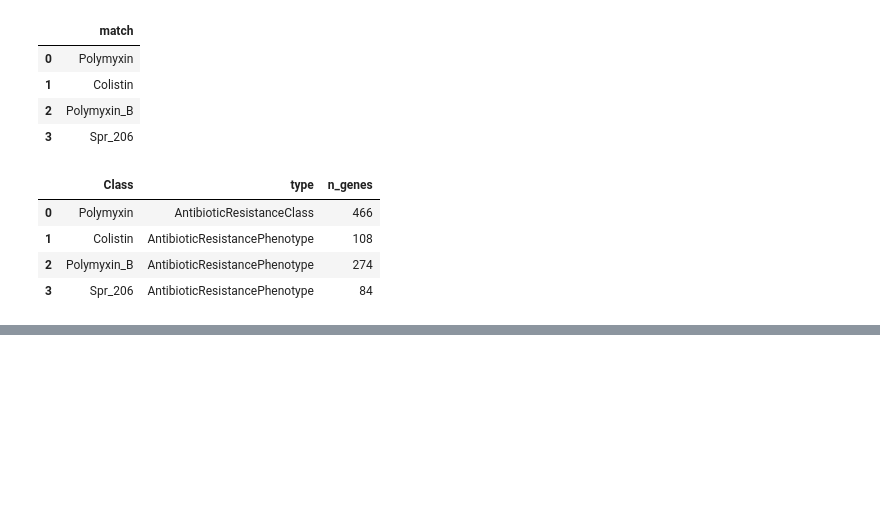
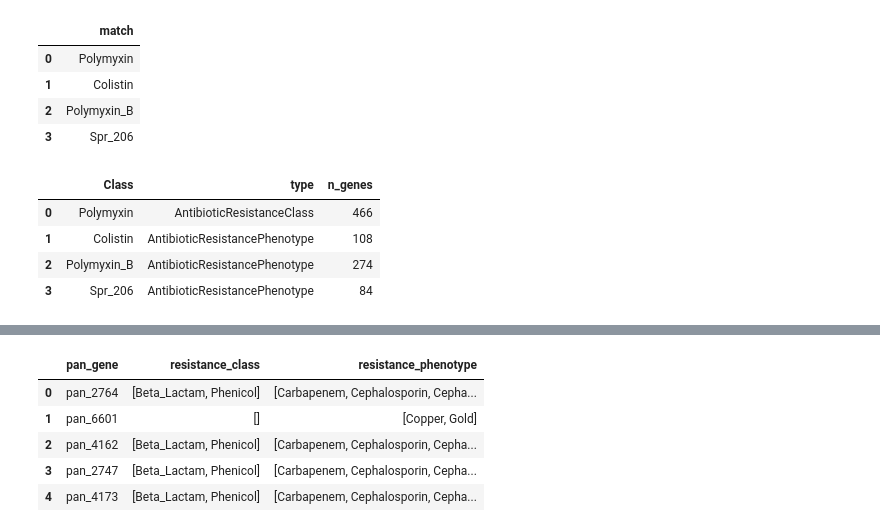
Before and after one commit to genomicepidemiology/PanResOntology, a Jupyter notebook: notebooks/Queries.ipynb, the cells around one changed output, grey strips where cells are left out. Saved outputs shown, nothing was run; the diff lists cells and outputs as text; code cells hidden in the pictures; blank space fills up the shorter version.

```diff
--- a/notebooks/Queries.ipynb
+++ b/notebooks/Queries.ipynb
@@ -106,0 +145,9 @@ summarise_classes(onto, class_name='Polymyxin')
+# %%
+get_genes_for_class(onto = onto, class_name='Gold')
+# %% [output]
+|  | pan_gene | resistance_class | resistance_phenotype |
+| 0 | pan_2764 | [Beta_Lactam, Phenicol] | [Carbapenem, Cephalosporin, Cepha... |
+| 1 | pan_6601 | [] | [Copper, Gold] |
+| 2 | pan_4162 | [Beta_Lactam, Phenicol] | [Carbapenem, Cephalosporin, Cepha... |
+| 3 | pan_2747 | [Beta_Lactam, Phenicol] | [Carbapenem, Cephalosporin, Cepha... |
+| 4 | pan_4173 | [Beta_Lactam, Phenicol] | [Carbapenem, Cephalosporin, Cepha... |
```
Also changed, not shown: parts of 5 cells of this notebook, 1 other file.
